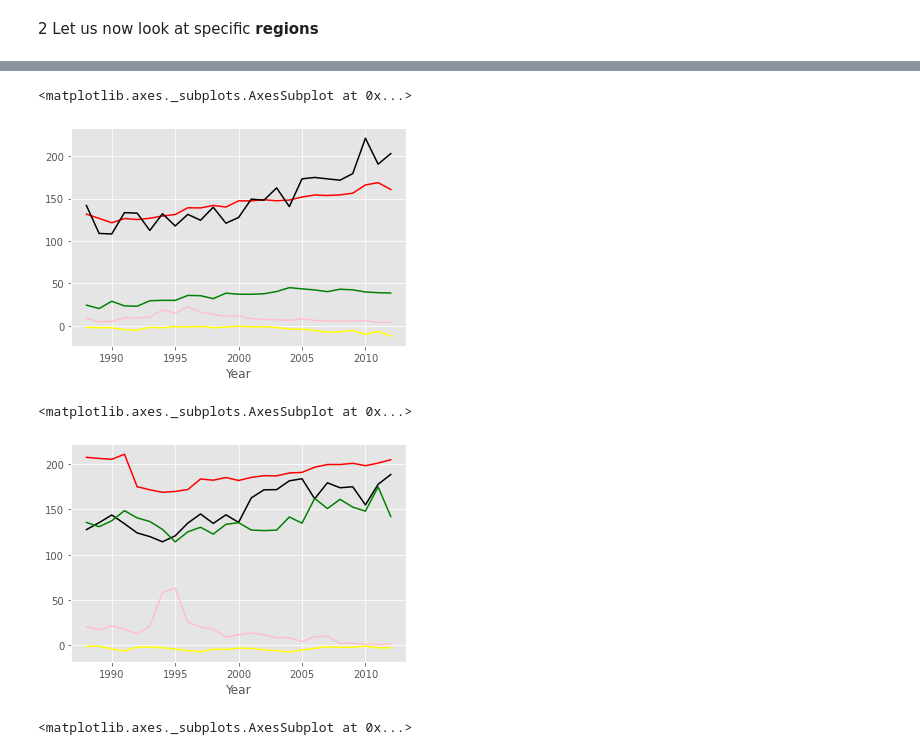
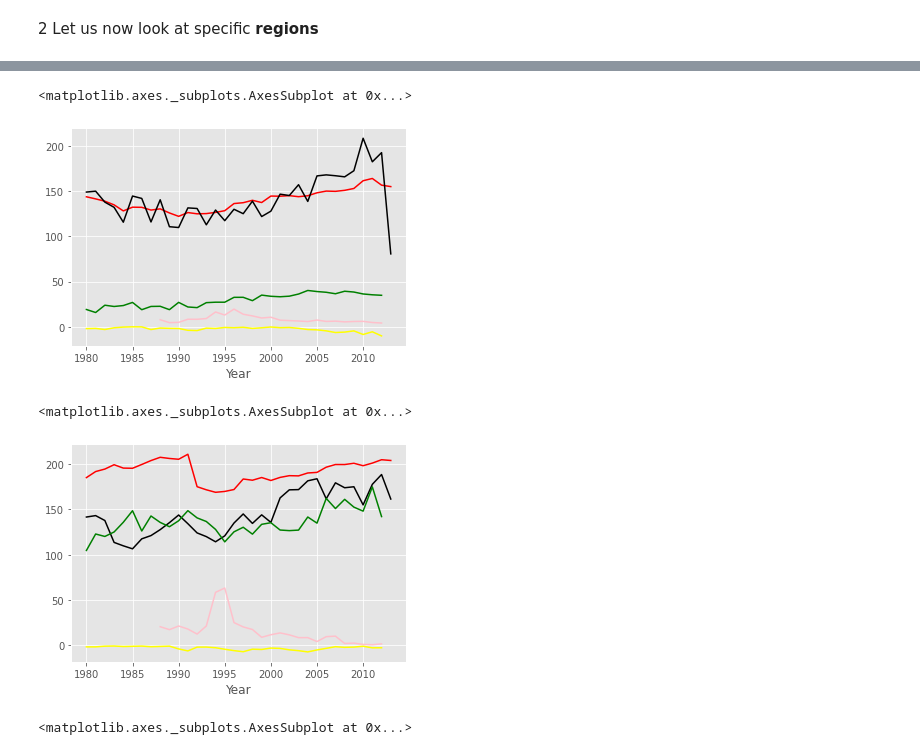
Before and after one commit to loicpages/qmII_group_rep, a Jupyter notebook: Linegraphs_cleaned.ipynb, the cells around one changed output, grey strips where cells are left out. Saved outputs shown, nothing was run; the diff lists cells and outputs as text; code cells hidden in the pictures.

```diff
--- a/Linegraphs_cleaned.ipynb
+++ b/Linegraphs_cleaned.ipynb
@@ -18,9 +16,9 @@ plt.style.use('ggplot')
 # %% [markdown]
 1 Regrouping all countries' to display the LCD's development
 # %%
-data_path = '/content/df_final(no_missing values,regions).csv'
-df_no_missing_valuesr = pd.read_csv(data_path, encoding ='latin-1')
-df_no_missing_valuesr["Exports (all) per capita (kg/cap/year)"] = -1 * df_no_missing_valuesr["Exports (all) per capita (kg/cap/year)"]
-df_no_missing_valuesr
+data_path = '/content/df_final(regions,withmissingvalues).csv'
+df_reg_MV = pd.read_csv(data_path, encoding ='latin-1')
+df_reg_MV["Exports (all) per capita (kg/cap/year)"] = -1 * df_reg_MV["Exports (all) per capita (kg/cap/year)"]
+df_reg_MV
 # %% [output]
 |  | Country | Year | Food Availibility per capita (kg/... | Production Quantity (Grains & Ce.... | Import Quantity (Grains & Ce.)(10... | ... |
@@ -91,34 +89,34 @@ NAf_foodaid.plot(x='Year', y= 'Exports (all) per capita (kg/cap/year)', kind='li
 # %%
 #Central Africa
-CAf_df = df_no_missing_valuesr[df_no_missing_valuesr['Region'] =='Central Africa']
+CAf_df = df_reg_MV[df_reg_MV['Region'] =='Central Africa']
 CAf_food_availablity = CAf_df.groupby('Year')['Food Availibility per capita (kg/cap/year)'].mean()
 CAf_production = CAf_df.groupby('Year')['Production Quantity per capita (kg/cap/year)'].mean()
 CAf_import = CAf_df.groupby('Year')['Imports (all) per capita (kg/cap/year)'].mean()
 CAf_export = CAf_df.groupby('Year')['Exports (all) per capita (kg/cap/year)'].mean()
-CAf_foodaid = CAf_df.groupby('Year')['Total Food Aid kg/cap/year'].mean()
+CAf_foodaid = CAf_df.groupby('Year')['Total Food Aid per capita (kg/cap/year)'].mean()
 ax = CAf_food_availablity.plot(x='Year', y= 'Food Availibility per capita (kg/cap/year)', kind='line', c = 'red', label = 'Food Availibility per capita (kg/cap/year)')
 CAf_production.plot(x='Year', y= 'Production Quantity per capita (kg/cap/year)', kind='line', c = 'black', ax=ax, label = 'Production Quantity per capita (kg/cap/year)')
 CAf_import.plot(x='Year', y= 'Imports (all) per capita (kg/cap/year)', kind='line', c = 'green', ax=ax, label = 'Imports (all) per capita (kg/cap/year)')
 CAf_export.plot(x='Year', y= 'Exports (all) per capita (kg/cap/year)', kind='line', c = 'yellow', ax=ax, label = 'Exports (all) per capita (kg/cap/year)')
-CAf_foodaid.plot(x='Year', y= 'Total Food Aid kg/cap/year', kind='line', c = 'pink', ax=ax, label = 'Total Food Aid kg/cap/year')
+CAf_foodaid.plot(x='Year', y= 'Total Food Aid per capita (kg/cap/year)', kind='line', c = 'pink', ax=ax, label = 'Total Food Aid per capita (kg/cap/year)')
 # %% [output]
 <matplotlib.axes._subplots.AxesSubplot at 0x...>
-[figure, old version]
+[figure, new version]
 # %%
 #Caucasus and Middle East
-ME_df = df_no_missing_valuesr[df_no_missing_valuesr['Region'] =='Caucasus and Middle East']
+ME_df = df_reg_MV[df_reg_MV['Region'] =='Caucasus and Middle East']
 ME_food_availablity = ME_df.groupby('Year')['Food Availibility per capita (kg/cap/year)'].mean()
 ME_production = ME_df.groupby('Year')['Production Quantity per capita (kg/cap/year)'].mean()
 ME_import = ME_df.groupby('Year')['Imports (all) per capita (kg/cap/year)'].mean()
 ME_export = ME_df.groupby('Year')['Exports (all) per capita (kg/cap/year)'].mean()
-ME_foodaid = ME_df.groupby('Year')['Total Food Aid kg/cap/year'].mean()
+ME_foodaid = ME_df.groupby('Year')['Total Food Aid per capita (kg/cap/year)'].mean()
 ax = ME_food_availablity.plot(x='Year', y= 'Food Availibility per capita (kg/cap/year)', kind='line', c = 'red', label = 'Food Availibility per capita (kg/cap/year)')
 ME_production.plot(x='Year', y= 'Production Quantity per capita (kg/cap/year)', kind='line', c = 'black', ax=ax, label = 'Production Quantity per capita (kg/cap/year)')
 ME_import.plot(x='Year', y= 'Imports (all) per capita (kg/cap/year)', kind='line', c = 'green', ax=ax, label = 'Imports (all) per capita (kg/cap/year)')
 ME_export.plot(x='Year', y= 'Exports (all) per capita (kg/cap/year)', kind='line', c = 'yellow', ax=ax, label = 'Exports (all) per capita (kg/cap/year)')
-ME_foodaid.plot(x='Year', y= 'Total Food Aid kg/cap/year', kind='line', c = 'pink', ax=ax, label = 'Total Food Aid kg/cap/year')
+ME_foodaid.plot(x='Year', y= 'Total Food Aid per capita (kg/cap/year)', kind='line', c = 'pink', ax=ax, label = 'Total Food Aid per capita (kg/cap/year)')
 # %% [output]
 <matplotlib.axes._subplots.AxesSubplot at 0x...>
-[figure, old version]
+[figure, new version]
 # %%
 #South Asia
```
Also changed, not shown: parts of 13 cells of this notebook.
